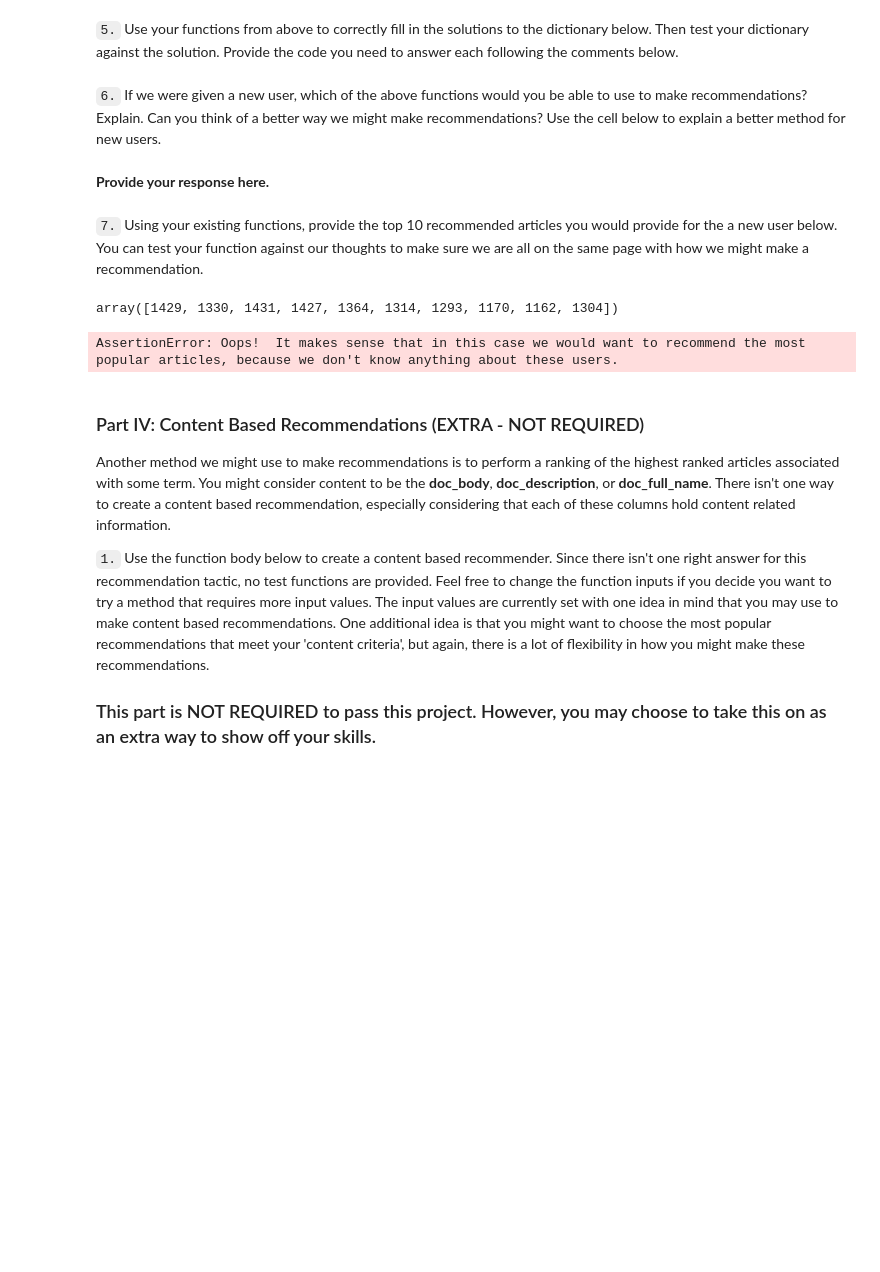
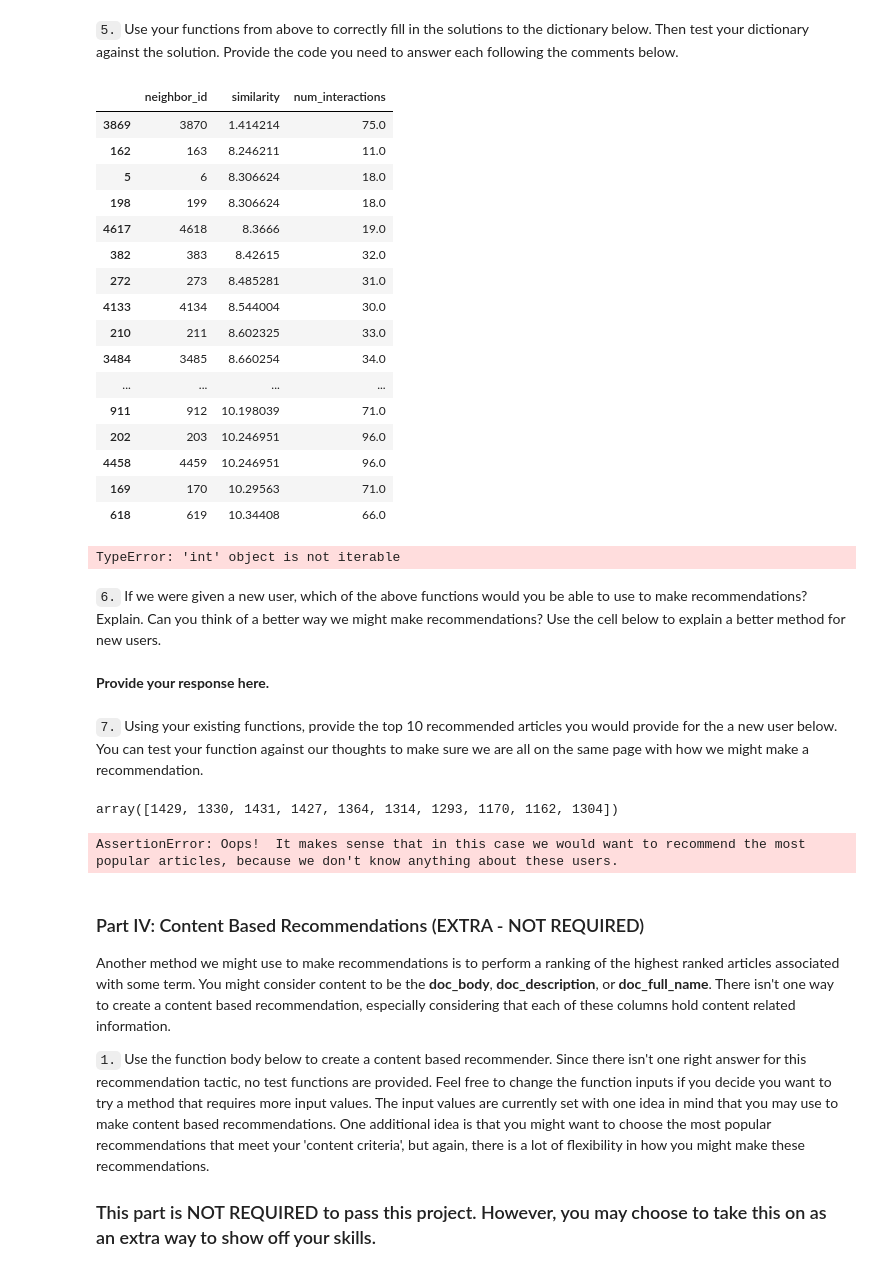
Before and after one commit to AlexWangVT/recommendation_system, a Jupyter notebook: Recommendations_with_IBM.ipynb, the cells around one changed output. Cells and saved outputs as stored; diff of their text form; code cells hidden in the pictures; blank space fills up the shorter version.

Commit message:
have some bugs in the get_top_sorted_users function

```diff
--- a/Recommendations_with_IBM.ipynb
+++ b/Recommendations_with_IBM.ipynb
@@ -479,7 +469,29 @@ def get_top_sorted_users(user_id, df=df, user_item=user_item):
                     highest of each is higher in the dataframe
 
     '''
-    # Your code here
+    # Create dataframe
+    neighbors_df = pd.DataFrame(columns=['neighbor_id', 'similarity', 'num_interactions'])
+
+    # compute similarity of each user to the provided user
+    similarity = [[user, np.linalg.norm(user_item.loc[user_id] - user_item.loc[user]), user_item.loc[user].sum()]  for user in user_item.index]
+    df_similarity = pd.DataFrame(similarity, columns=['users', 'similarity', 'num_interactions'])
+
+    # sort by similarity
+    df_similarity = df_similarity.sort_values(by=['similarity', 'num_interactions']).iloc[1:]
+    df_similarity.columns = ['neighbor_id', 'similarity', 'num_interactions']
+
+    # sort by number of interactions where highest of each is higher
+    for sim in pd.unique(df_similarity['similarity']):
+        sim_df = df_similarity[df_similarity['similarity'] == sim]
+        max_num_df = sim_df[sim_df.num_interactions == sim_df.num_interactions.max()]
+        neighbors_df = pd.concat([neighbors_df, max_num_df])
+
+        # drop the row with max number of interactions from df_similarity
+        idx = max_num_df.index[0]
+        df_similarity = df_similarity.drop([idx])
+
+    # concatenate neighbor_df with df_similarity (df_similarity already drops the rows that have been appended to neighbor_df)
+    neighbors_df = pd.concat([neighbors_df, df_similarity])
 
     return neighbors_df # Return the dataframe specified in the doc_string
 
@@ -508,5 +520,16 @@ def user_user_recs_part2(user_id, m=10):
 
     '''
     # Your code here
+    recs = []
+    rec_names = []
+    most_similar_users = get_top_sorted_users(user_id, df=df, user_item=user_item)
+    article_ids_user, article_names_user = get_user_articles(user_id, user_item=user_item)
+
+    for sim_user in most_similar_users['neighbor_id']:
+        article_ids_sim_user, article_names_sim_user = get_user_articles(sim_user, user_item=user_item)
+        recs.extend(list(np.setdiff1d(article_ids_sim_user, article_ids_user)))
+        rec_names.extend(list(np.setdiff1d(article_names_sim_user, article_names_user)))
+        if len(recs) > m:
+            break
 
     return recs, rec_names
@@ -523,8 +568,30 @@ print(rec_names)
 # %%
 ### Tests with a dictionary of results
 
-user1_most_sim = # Find the user that is most similar to user 1
-user131_10th_sim = # Find the 10th most similar user to user 131
+neighbor1_df = get_top_sorted_users(1, df=df, user_item=user_item)
+user1_most_sim = neighbor1_df['neighbor_id'].iloc[0] # Find the user that is most similar to user 1
+neighbor131_df = get_top_sorted_users(131, df=df, user_item=user_item)
+user131_10th_sim = neighbor131_df['neighbor_id'].iloc[11] # Find the 10th most similar user to user 131
+# %%
+neighbor131_df[:50]
+# %% [output]
+|  | neighbor_id | similarity | num_interactions |
+| 3869 | 3870 | 1.414214 | 75.0 |
+| 162 | 163 | 8.246211 | 11.0 |
+| 5 | 6 | 8.306624 | 18.0 |
+| 198 | 199 | 8.306624 | 18.0 |
+| 4617 | 4618 | 8.3666 | 19.0 |
+| 382 | 383 | 8.42615 | 32.0 |
+| 272 | 273 | 8.485281 | 31.0 |
+| 4133 | 4134 | 8.544004 | 30.0 |
+| 210 | 211 | 8.602325 | 33.0 |
+| 3484 | 3485 | 8.660254 | 34.0 |
+| ... | ... | ... | ... |
+| 911 | 912 | 10.198039 | 71.0 |
+| 202 | 203 | 10.246951 | 96.0 |
+| 4458 | 4459 | 10.246951 | 96.0 |
+| 169 | 170 | 10.29563 | 71.0 |
+| 618 | 619 | 10.34408 | 66.0 |
 # %%
 ## Dictionary Test Here
 sol_5_dict = {
@@ -533,6 +600,8 @@ sol_5_dict = {
 }
 
 t.sol_5_test(sol_5_dict)
+# %% [output]
+TypeError: 'int' object is not iterable
 # %% [markdown]
 `6.` If we were given a new user, which of the above functions would you be able to use to make recommendations?  Explain.  Can you think of a better way we might make recommendations?  Use the cell below to explain a better method for new users.
 # %% [markdown]
```
Also changed, not shown: parts of 3 cells of this notebook.
